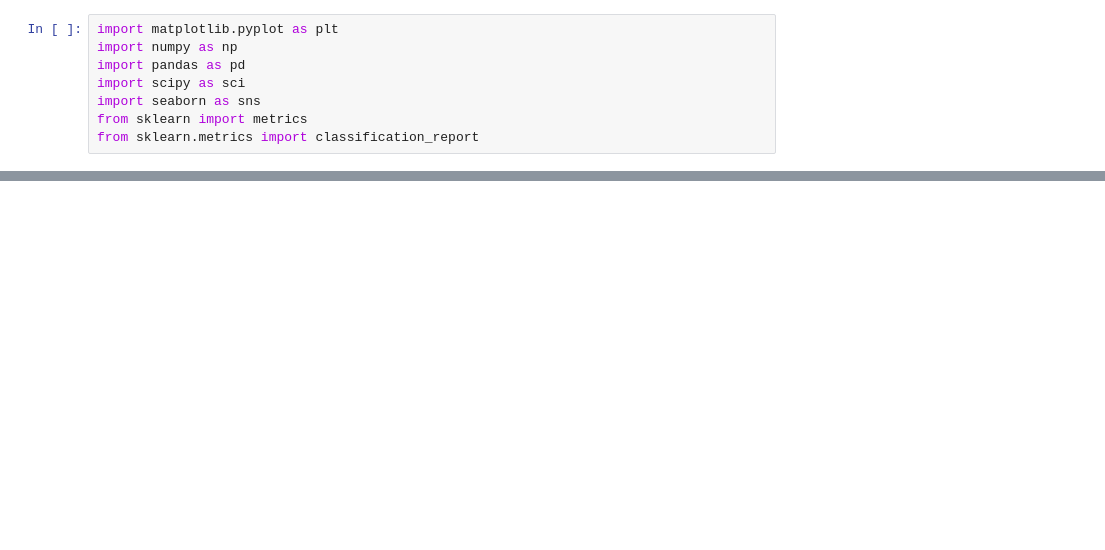
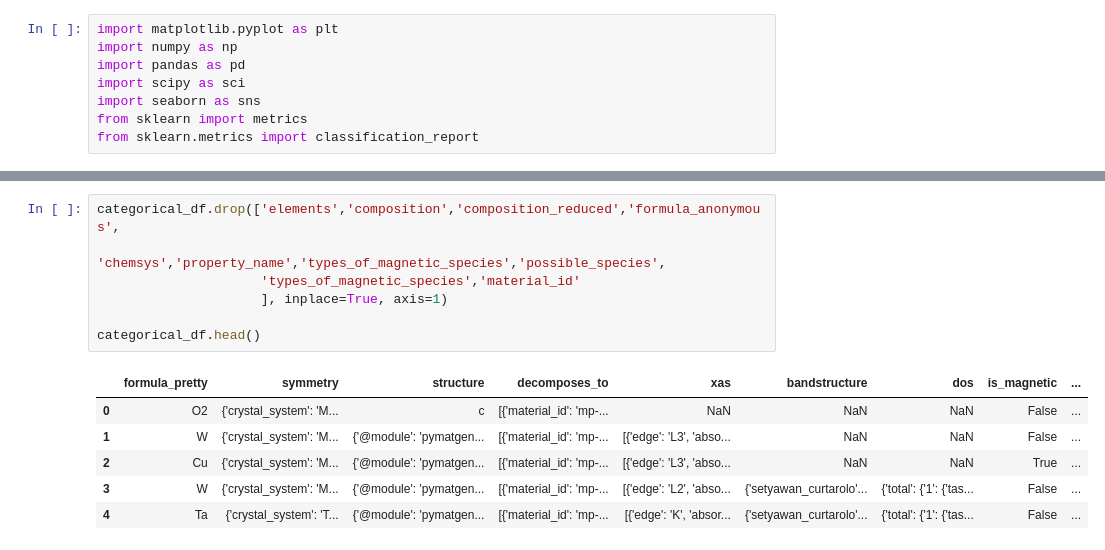
Before and after one commit to C-Wirth/COS-472-Project-Team-Rinder-, a Jupyter notebook: ipynb_files/5_investigate_band_gap.ipynb, the cells around one changed output, grey strips where cells are left out. Drawn from its saved outputs; the diff is of its cells as text; blank space fills up the shorter version.

```diff
--- a/ipynb_files/5_investigate_band_gap.ipynb
+++ b/ipynb_files/5_investigate_band_gap.ipynb
@@ -62,0 +126,14 @@ df.head()
+# %%
+categorical_df.drop(['elements','composition','composition_reduced','formula_anonymous',
+                     'chemsys','property_name','types_of_magnetic_species','possible_species',
+                     'types_of_magnetic_species','material_id'
+                     ], inplace=True, axis=1)
+
+categorical_df.head()
+# %% [output]
+|  | formula_pretty | symmetry | structure | decomposes_to | xas | bandstructure | dos | is_magnetic | ... |
+| 0 | O2 | {'crystal_system': 'M... | c | [{'material_id': 'mp-... | NaN | NaN | NaN | False | ... |
+| 1 | W | {'crystal_system': 'M... | {'@module': 'pymatgen... | [{'material_id': 'mp-... | [{'edge': 'L3', 'abso... | NaN | NaN | False | ... |
+| 2 | Cu | {'crystal_system': 'M... | {'@module': 'pymatgen... | [{'material_id': 'mp-... | [{'edge': 'L3', 'abso... | NaN | NaN | True | ... |
+| 3 | W | {'crystal_system': 'M... | {'@module': 'pymatgen... | [{'material_id': 'mp-... | [{'edge': 'L2', 'abso... | {'setyawan_curtarolo'... | {'total': {'1': {'tas... | False | ... |
+| 4 | Ta | {'crystal_system': 'T... | {'@module': 'pymatgen... | [{'material_id': 'mp-... | [{'edge': 'K', 'absor... | {'setyawan_curtarolo'... | {'total': {'1': {'tas... | False | ... |
```
Also changed, not shown: parts of 12 cells of this notebook, 2 other files.
